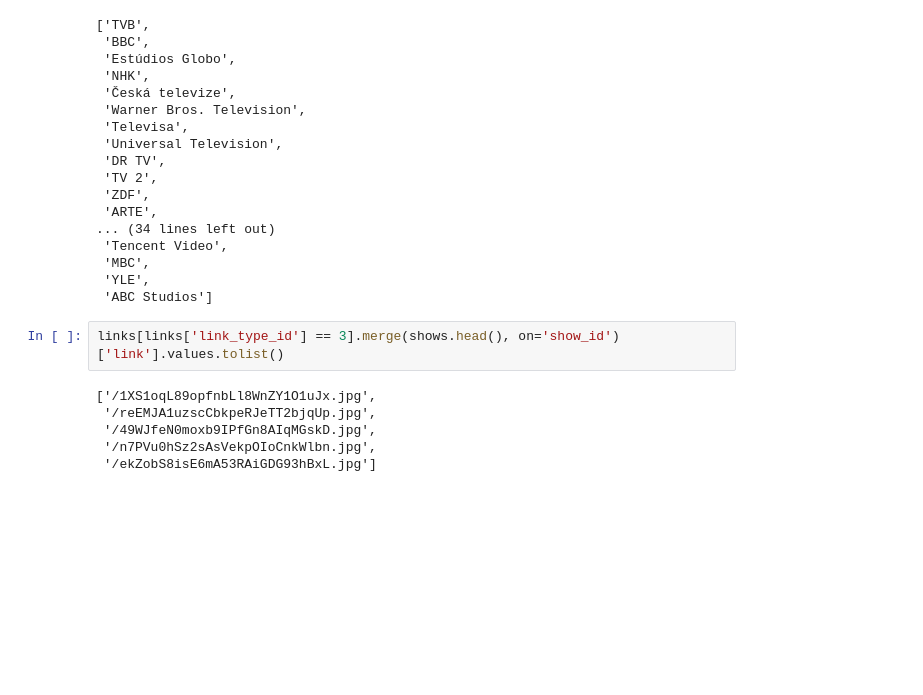
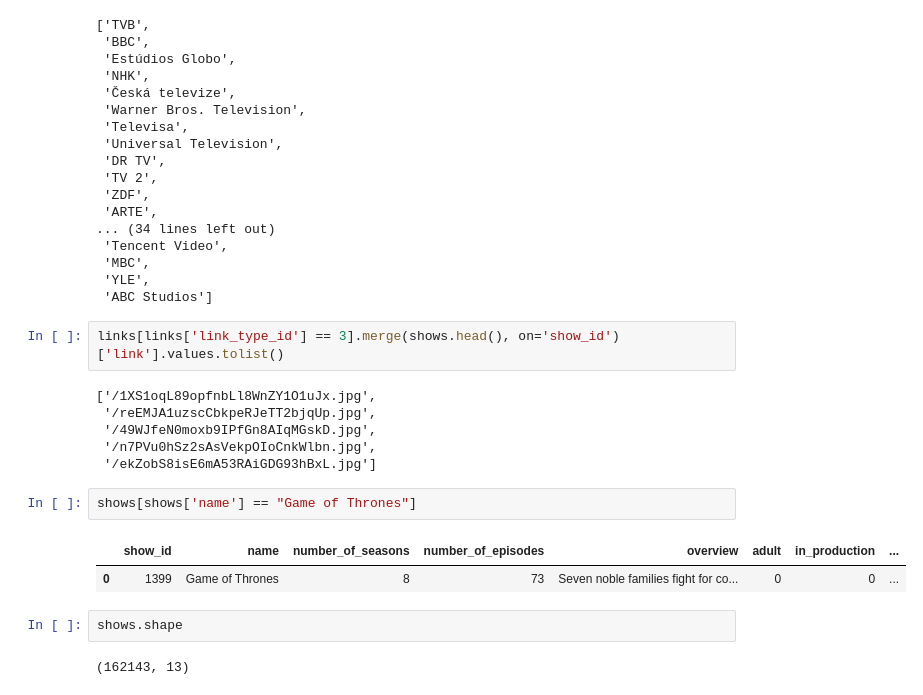
Before and after one commit to pxxthik/TV-Shows-Analysis, a Jupyter notebook: Untitled1.ipynb, the cells around one changed output. Saved outputs shown, nothing was run; the diff lists cells and outputs as text; blank space fills up the shorter version.

Commit message:
show wise analysis

```diff
--- a/Untitled1.ipynb
+++ b/Untitled1.ipynb
@@ -105,3 +106,12 @@ links[links['link_type_id'] == 3].merge(shows.head(), on='show_id')['link'].valu
  '/49WJfeN0moxb9IPfGn8AIqMGskD.jpg',
  '/n7PVu0hSz2sAsVekpOIoCnkWlbn.jpg',
  '/ekZobS8isE6mA53RAiGDG93hBxL.jpg']
+# %%
+shows[shows['name'] == "Game of Thrones"]
+# %% [output]
+|  | show_id | name | number_of_seasons | number_of_episodes | overview | adult | in_production | ... |
+| 0 | 1399 | Game of Thrones | 8 | 73 | Seven noble families fight for co... | 0 | 0 | ... |
+# %%
+shows.shape
+# %% [output]
+(162143, 13)
```
Also changed, not shown: parts of 7 cells of this notebook, 3 other files.
